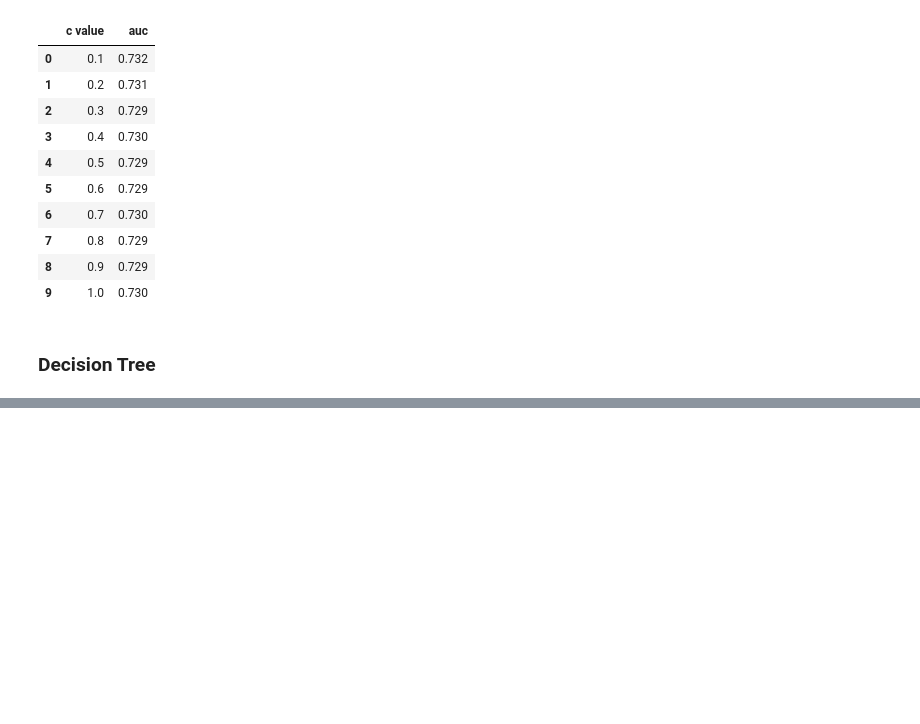
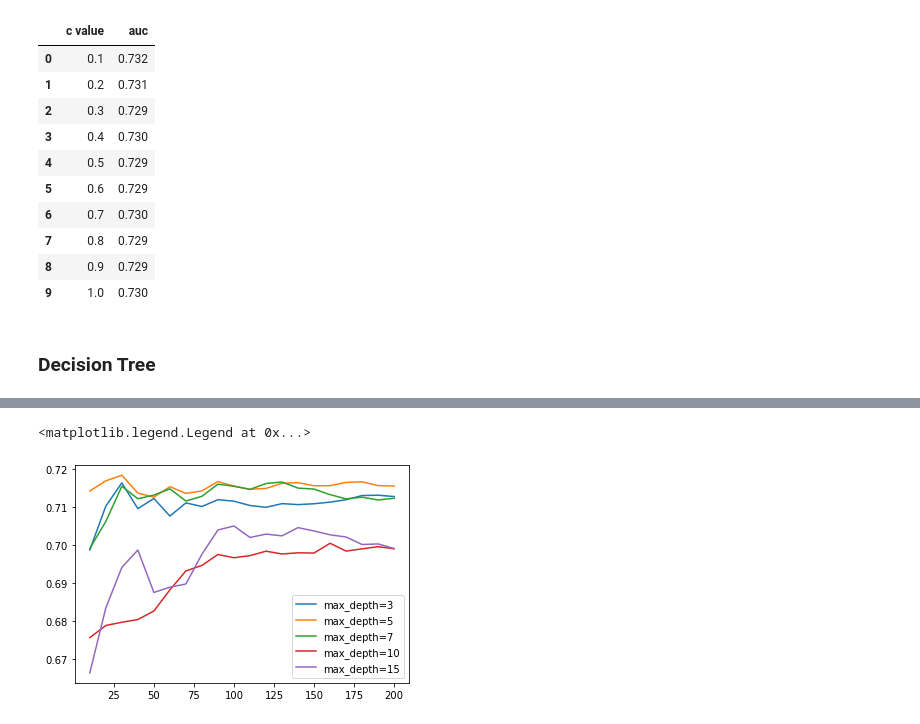
Before and after one commit to DZorikhin/heart-desease-pred, a Jupyter notebook: heart-desease-prediction.ipynb, the cells around one changed output, grey strips where cells are left out. Drawn from its saved outputs; the diff is of its cells as text; code cells hidden in the pictures; blank space fills up the shorter version.

```diff
--- a/heart-desease-prediction.ipynb
+++ b/heart-desease-prediction.ipynb
@@ -580,0 +642,26 @@ best_c = 0.1
+# %%
+scores_rf = []
+
+for d in tqdm([3, 5, 7, 10, 15]):
+    rf = RandomForestClassifier(n_estimators=0,
+                               max_depth=d,
+                               random_state=13,
+                               n_jobs=-1,
+                               warm_start=True)
+    for n in tqdm(range(10, 201, 10)):
+        rf.n_estimators = n
+        rf.fit(df_train.values, y_train)
+
+        y_pred_proba = rf.predict_proba(df_val.values)[:, 1]
+        auc = roc_auc_score(y_val, y_pred_proba)
+        scores_rf.append((d, n, auc))
+columns = ['max_depth', 'n_estimators', 'auc']
+df_scores_rf = pd.DataFrame(scores_rf, columns=columns)
+# %%
+for d in [3, 5, 7, 10, 15]:
+    df_subset = df_scores_rf[df_scores_rf.max_depth == d]
+    plt.plot(df_subset.n_estimators, df_subset.auc, label=f'max_depth={d}')
+plt.legend()
+# %% [output]
+<matplotlib.legend.Legend at 0x...>
+[figure, added]
```
Also changed, not shown: parts of 11 cells of this notebook.
